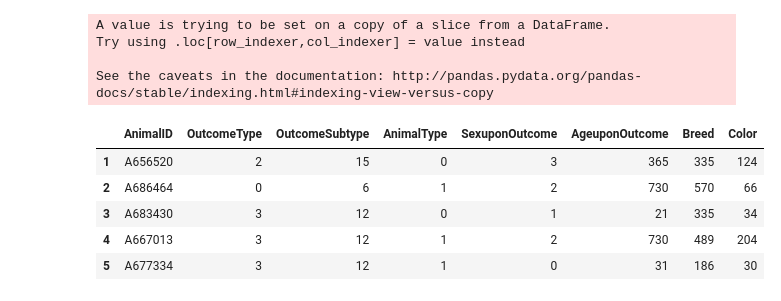
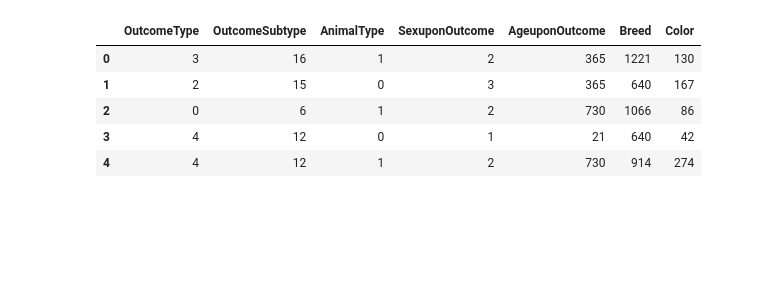
Before and after one commit to LeeSungGuk/shelter-animal-prediction, a Jupyter notebook: shelter animal project.ipynb, the cells around one changed output. Saved outputs shown, nothing was run; the diff lists cells and outputs as text; code cells hidden in the pictures; blank space fills up the shorter version.

```diff
--- a/shelter animal project.ipynb
+++ b/shelter animal project.ipynb
@@ -58,0 +91,15 @@ print(f(['1', 'year']))
+# %%
+# Find Nan Data
+# fill nan data to '0 day'
+head_name = x_data.columns[1:7]
+
+for h in head_name:
+    if(h == 'AgeuponOutcome'):
+        x_data[h] = x_data[h].fillna('0 years')
+    else:
+        x_data[h] = x_data[h].fillna('Unknown')
+
+#x_data['AgeuponOutcome'] = x_data['AgeuponOutcome'].fillna('0 day')
+# %%
+x_train = pd.DataFrame(data = x_data)
+x_train.head()
@@ -59,6 +113,6 @@ print(f(['1', 'year']))
 # %%
 a = lambda x : f(x.split(' '))
-#print(a)
-x_data['AgeuponOutcome'] = x_data['AgeuponOutcome'].apply(a)
-x_data
+
+x_train['AgeuponOutcome'] = x_train['AgeuponOutcome'].apply(a)
+x_train.head()
 # %% [output]
@@ -89,0 +125,5 @@ color_set = set(x_data['Color'])
+# %%
+# delete Data Column -> DateTime
+x_train.drop('DateTime', axis=1, inplace=True)
+x_train.drop('AnimalID', axis=1, inplace=True)
+x_train
@@ -90,18 +149,15 @@ color_set = set(x_data['Color'])
 # %%
+# Changed data to label for classification.
 fit_headers = ['OutcomeType', 'OutcomeSubtype', 'AnimalType', 'SexuponOutcome', 'Breed', 'Color']
 le = LabelEncoder()
 
 for i in enumerate(fit_headers):
-    x_data[i[1]] = le.fit_transform(x_data[i[1]])
-x_data.head()
+    x_train[i[1]] = le.fit_transform(x_train[i[1]])
+x_train.head()
 # %% [output]
-A value is trying to be set on a copy of a slice from a DataFrame.
-Try using .loc[row_indexer,col_indexer] = value instead
-
-See the caveats in the documentation: http://pandas.pydata.org/pandas-docs/stable/indexing.html#indexing-view-versus-copy
-|  | AnimalID | OutcomeType | OutcomeSubtype | AnimalType | SexuponOutcome | AgeuponOutcome | Breed | Color |
-| 1 | A656520 | 2 | 15 | 0 | 3 | 365 | 335 | 124 |
-| 2 | A686464 | 0 | 6 | 1 | 2 | 730 | 570 | 66 |
-| 3 | A683430 | 3 | 12 | 0 | 1 | 21 | 335 | 34 |
-| 4 | A667013 | 3 | 12 | 1 | 2 | 730 | 489 | 204 |
-| 5 | A677334 | 3 | 12 | 1 | 0 | 31 | 186 | 30 |
+|  | OutcomeType | OutcomeSubtype | AnimalType | SexuponOutcome | AgeuponOutcome | Breed | Color |
+| 0 | 3 | 16 | 1 | 2 | 365 | 1221 | 130 |
+| 1 | 2 | 15 | 0 | 3 | 365 | 640 | 167 |
+| 2 | 0 | 6 | 1 | 2 | 730 | 1066 | 86 |
+| 3 | 4 | 12 | 0 | 1 | 21 | 640 | 42 |
+| 4 | 4 | 12 | 1 | 2 | 730 | 914 | 274 |
```
Also changed, not shown: parts of 34 cells of this notebook.
